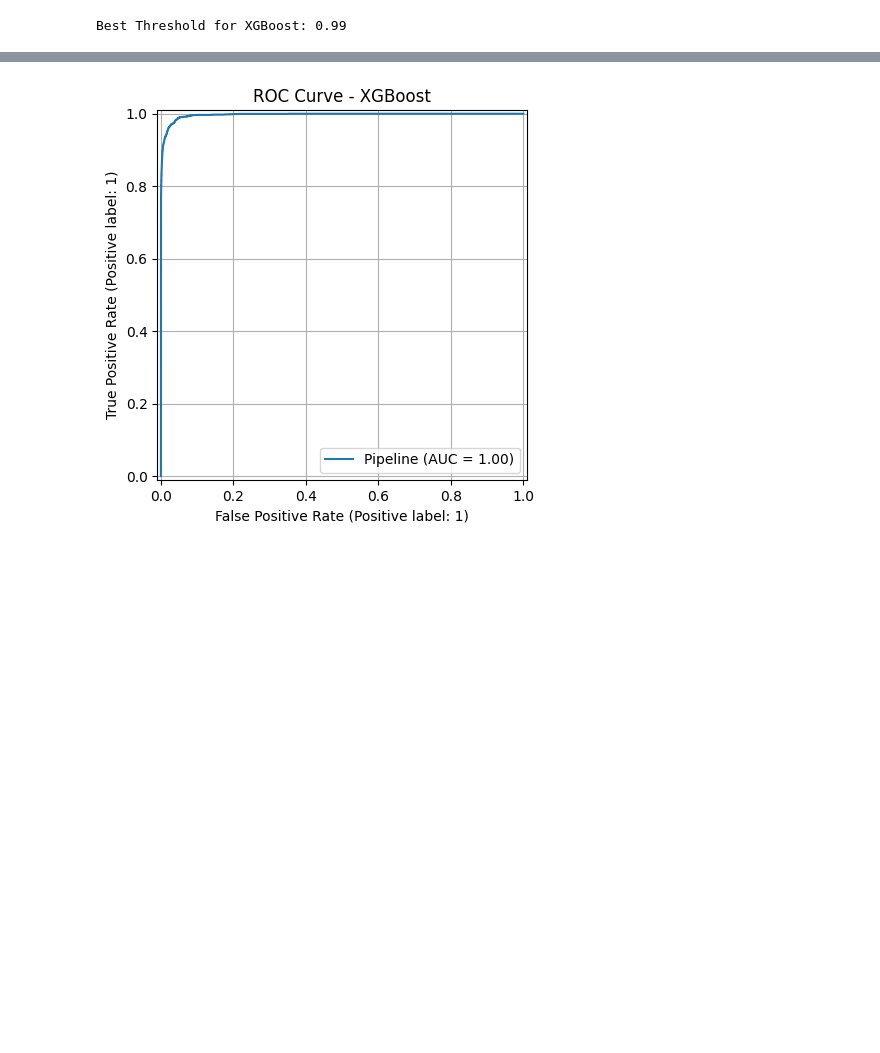
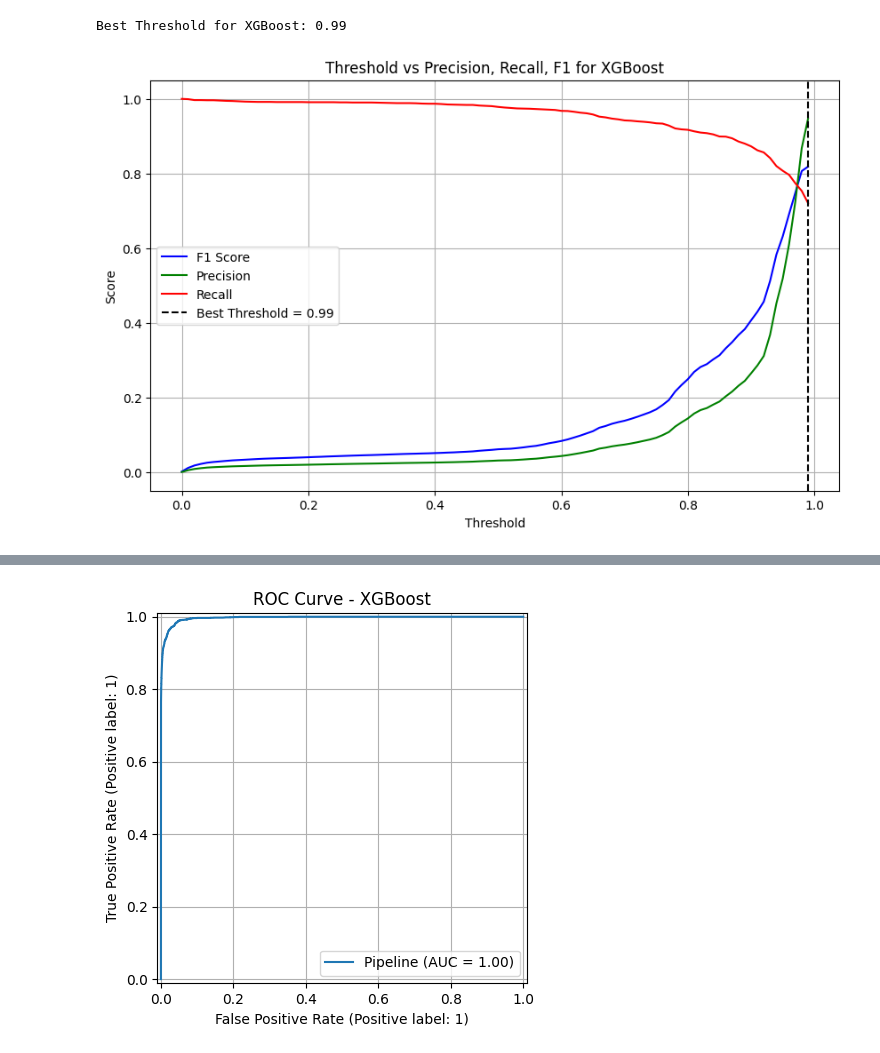
Before and after one commit to ABUALHUSSEIN/Fraud-Detection-in-Financial-Transactions-Using-Machine-Learning, a Jupyter notebook: Fraud_Detection.ipynb, the cells around one changed output, grey strips where cells are left out. Saved outputs shown, nothing was run; the diff lists cells and outputs as text; code cells hidden in the pictures; blank space fills up the shorter version.

```diff
--- a/Fraud_Detection.ipynb
+++ b/Fraud_Detection.ipynb
@@ -853,3 +884,18 @@ Best Threshold for XGBoost: 0.99
+# %%
+# Plot threshold vs F1, Precision, Recall for XGBoost
+plt.figure(figsize=(10, 6))
+plt.plot(thresholds_xgb, f1_scores_xgb, label='F1 Score', color='blue')
+plt.plot(thresholds_xgb, precision_scores_xgb, label='Precision', color='green')
+plt.plot(thresholds_xgb, recall_scores_xgb, label='Recall', color='red')
+plt.axvline(best_threshold_xgb, color='black', linestyle='--', label=f'Best Threshold = {best_threshold_xgb:.2f}')
+plt.xlabel("Threshold")
+plt.ylabel("Score")
+plt.title("Threshold vs Precision, Recall, F1 for XGBoost")
+plt.legend()
+plt.grid(True)
+plt.show()
+# %% [output]
+[figure, added]
 # %%
 # --- Final Prediction using Best Threshold ---
 y_pred_xgb = (y_proba_xgb >= best_threshold_xgb).astype(int)
```
Also changed, not shown: parts of 54 cells of this notebook.
